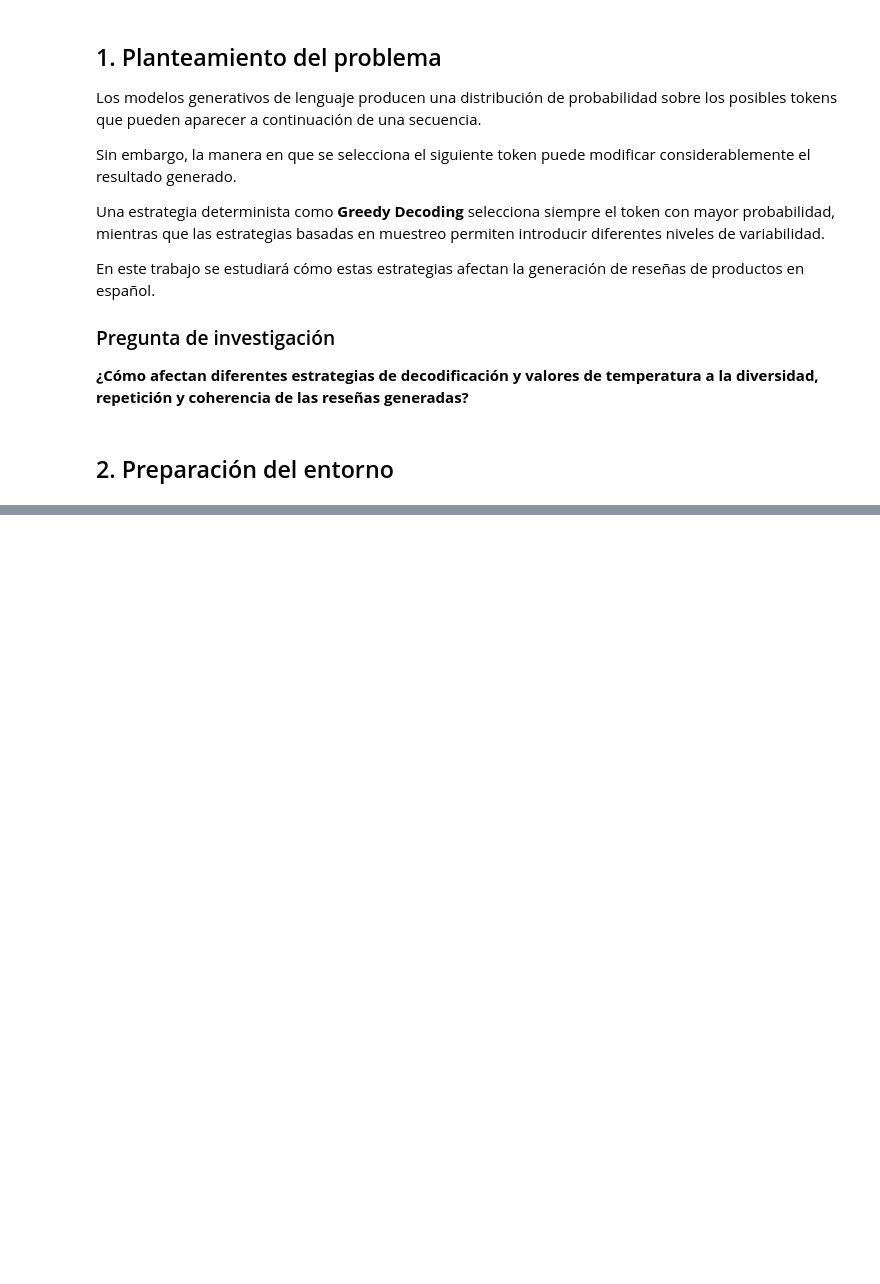
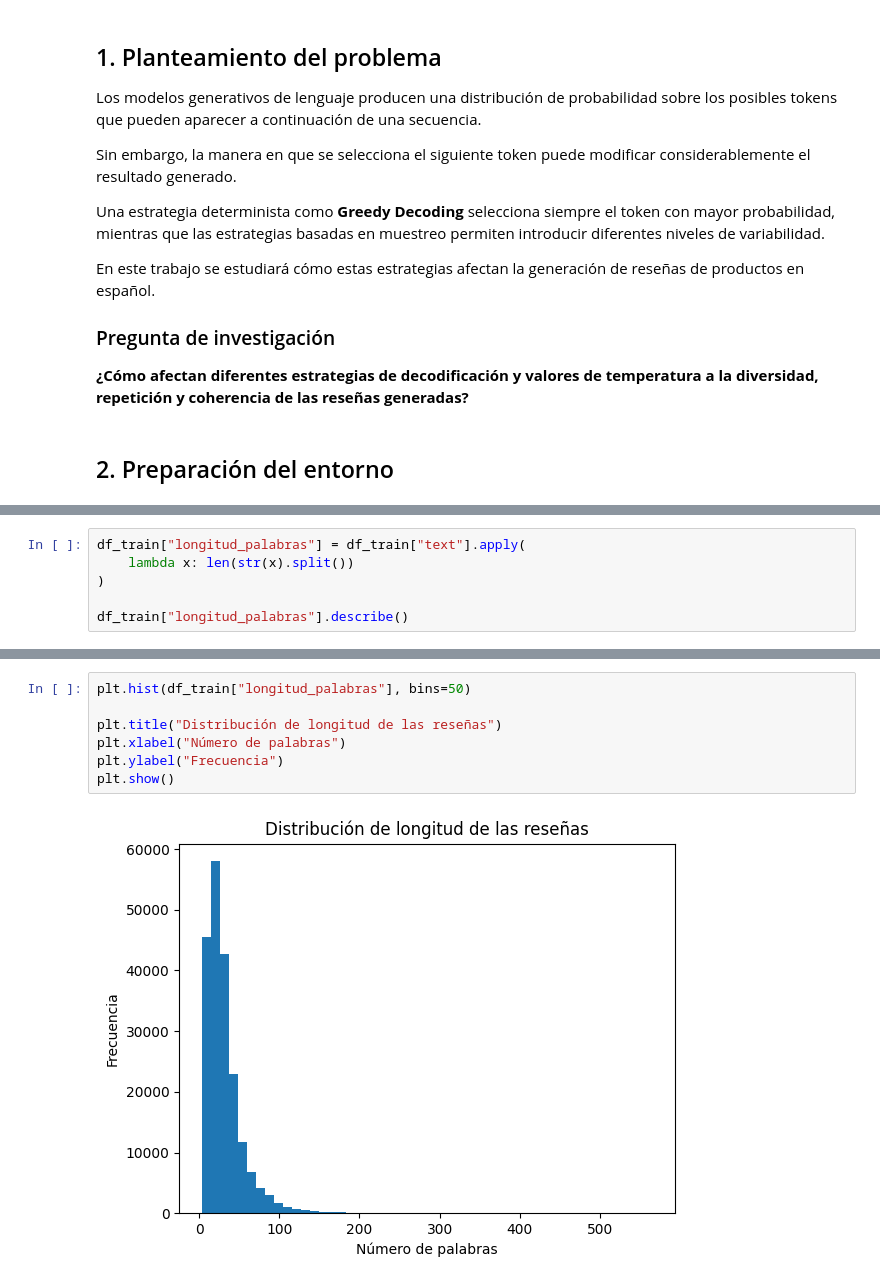
Before and after one commit to Sandrajol/NLP_Tarea_04, a Jupyter notebook: mini_proyecto_generacion_texto_ipynb.ipynb, the cells around one changed output, grey strips where cells are left out. Saved outputs shown, nothing was run; the diff lists cells and outputs as text; blank space fills up the shorter version.

```diff
--- a/mini_proyecto_generacion_texto_ipynb.ipynb
+++ b/mini_proyecto_generacion_texto_ipynb.ipynb
@@ -37,0 +180,6 @@ temperatura a la diversidad, repetición y coherencia de las reseñas generadas?
+# %%
+df_train["longitud_palabras"] = df_train["text"].apply(
+    lambda x: len(str(x).split())
+)
+
+df_train["longitud_palabras"].describe()
@@ -37,0 +197,9 @@ temperatura a la diversidad, repetición y coherencia de las reseñas generadas?
+# %%
+plt.hist(df_train["longitud_palabras"], bins=50)
+
+plt.title("Distribución de longitud de las reseñas")
+plt.xlabel("Número de palabras")
+plt.ylabel("Frecuencia")
+plt.show()
+# %% [output]
+[figure, added]
```
Also changed, not shown: parts of 47 cells of this notebook.
